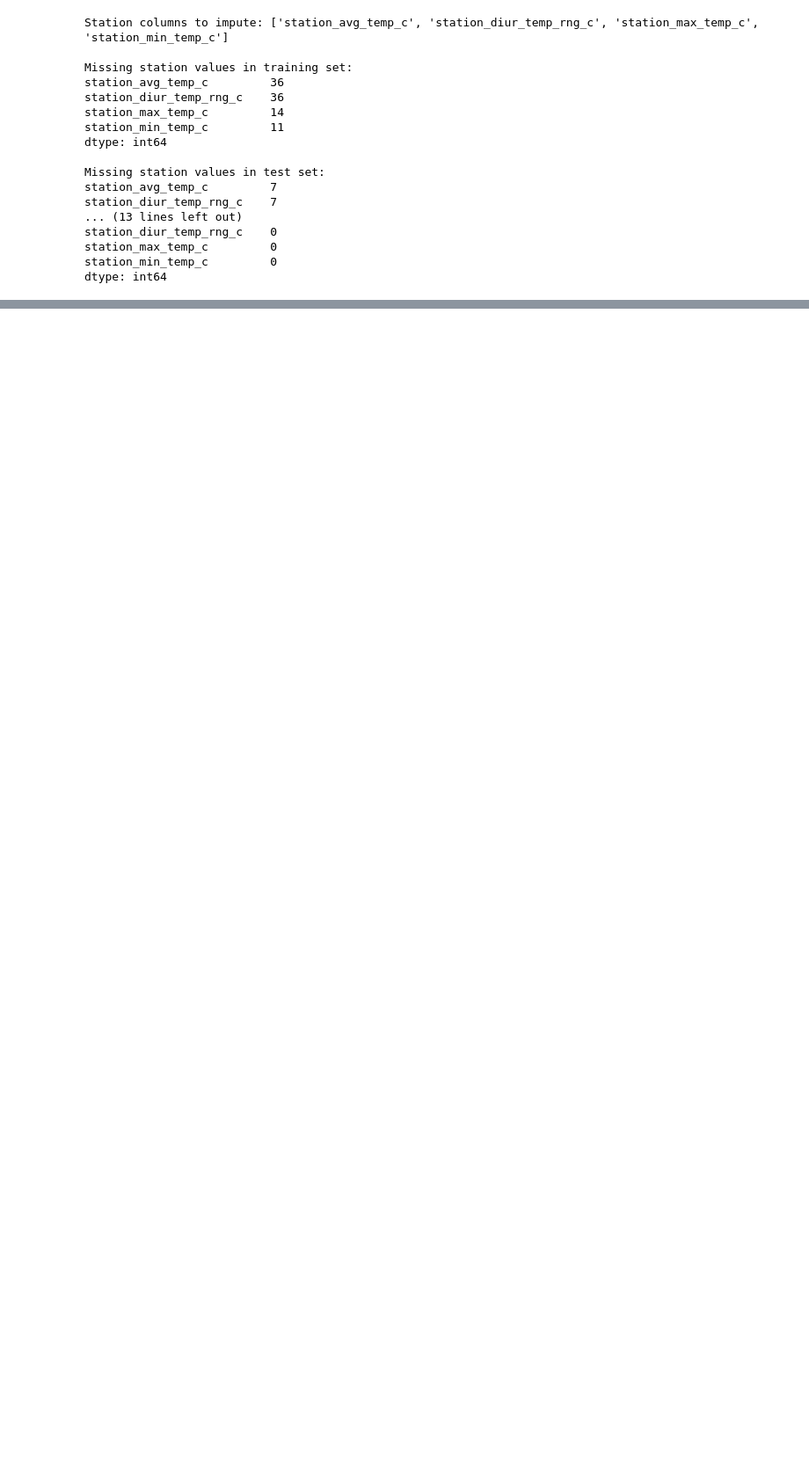
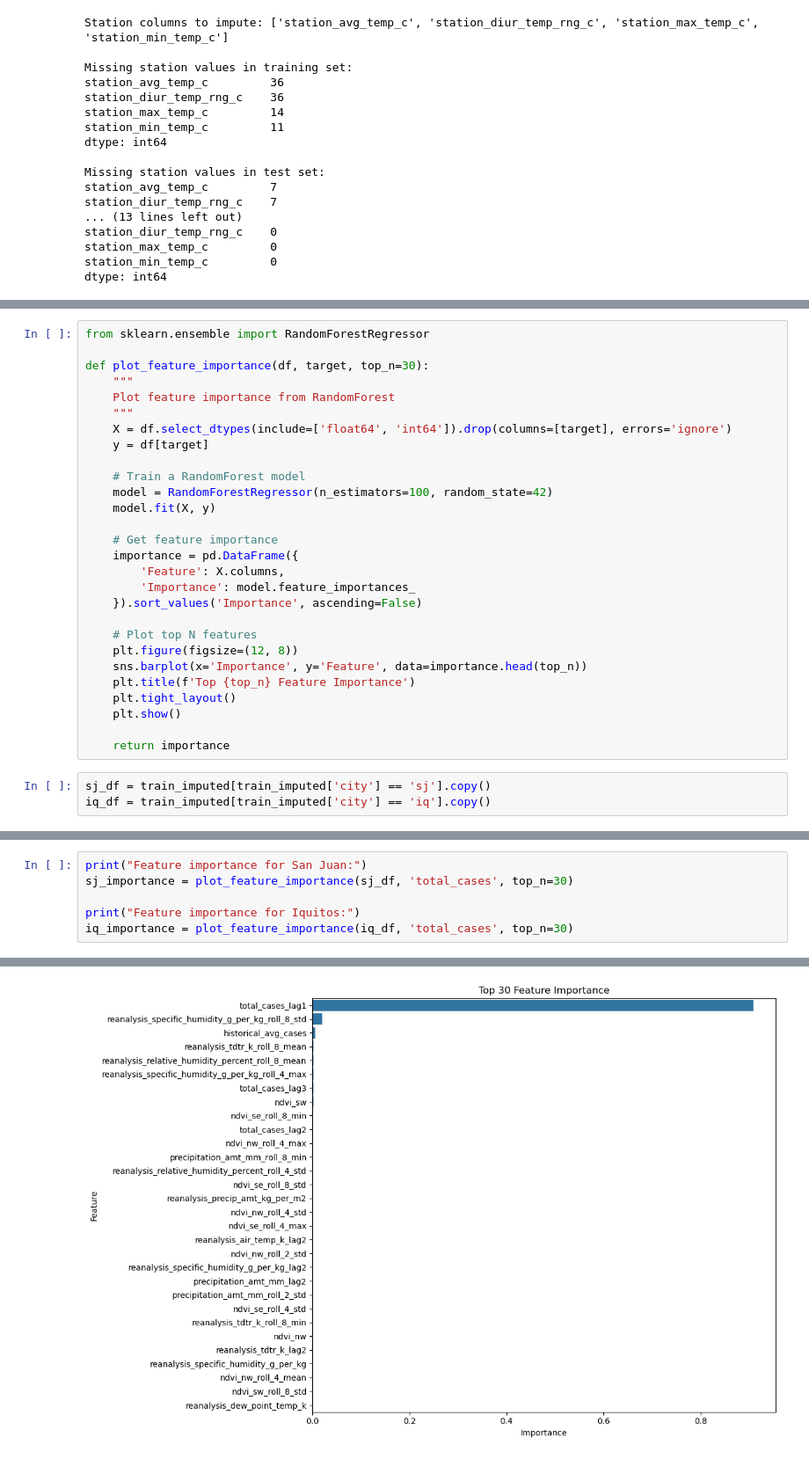
Before and after one commit to statenbred/Dengue_Fever, a Jupyter notebook: Cleaning File.ipynb, the cells around one changed output, grey strips where cells are left out. Shown at 88% size. Saved outputs shown, nothing was run; the diff lists cells and outputs as text; blank space fills up the shorter version.

```diff
--- a/Cleaning File.ipynb
+++ b/Cleaning File.ipynb
@@ -717,0 +1447,31 @@ Sample of the final cleaned training dataset:
+# %%
+from sklearn.ensemble import RandomForestRegressor
+
+def plot_feature_importance(df, target, top_n=30):
+    """
+    Plot feature importance from RandomForest
+    """
+    X = df.select_dtypes(include=['float64', 'int64']).drop(columns=[target], errors='ignore')
+    y = df[target]
+
+    # Train a RandomForest model
+    model = RandomForestRegressor(n_estimators=100, random_state=42)
+    model.fit(X, y)
+
+    # Get feature importance
+    importance = pd.DataFrame({
+        'Feature': X.columns,
+        'Importance': model.feature_importances_
+    }).sort_values('Importance', ascending=False)
+
+    # Plot top N features
+    plt.figure(figsize=(12, 8))
+    sns.barplot(x='Importance', y='Feature', data=importance.head(top_n))
+    plt.title(f'Top {top_n} Feature Importance')
+    plt.tight_layout()
+    plt.show()
+
+    return importance
+# %%
+sj_df = train_imputed[train_imputed['city'] == 'sj'].copy()
+iq_df = train_imputed[train_imputed['city'] == 'iq'].copy()
@@ -717,0 +1505,7 @@ Sample of the final cleaned training dataset:
+# %%
+print("Feature importance for San Juan:")
+sj_importance = plot_feature_importance(sj_df, 'total_cases', top_n=30)
+
+print("Feature importance for Iquitos:")
+iq_importance = plot_feature_importance(iq_df, 'total_cases', top_n=30)
+# %% [output]
@@ -717,0 +1513 @@ Sample of the final cleaned training dataset:
+[figure, added]
```
Also changed, not shown: parts of 59 cells of this notebook, 3 other files.
